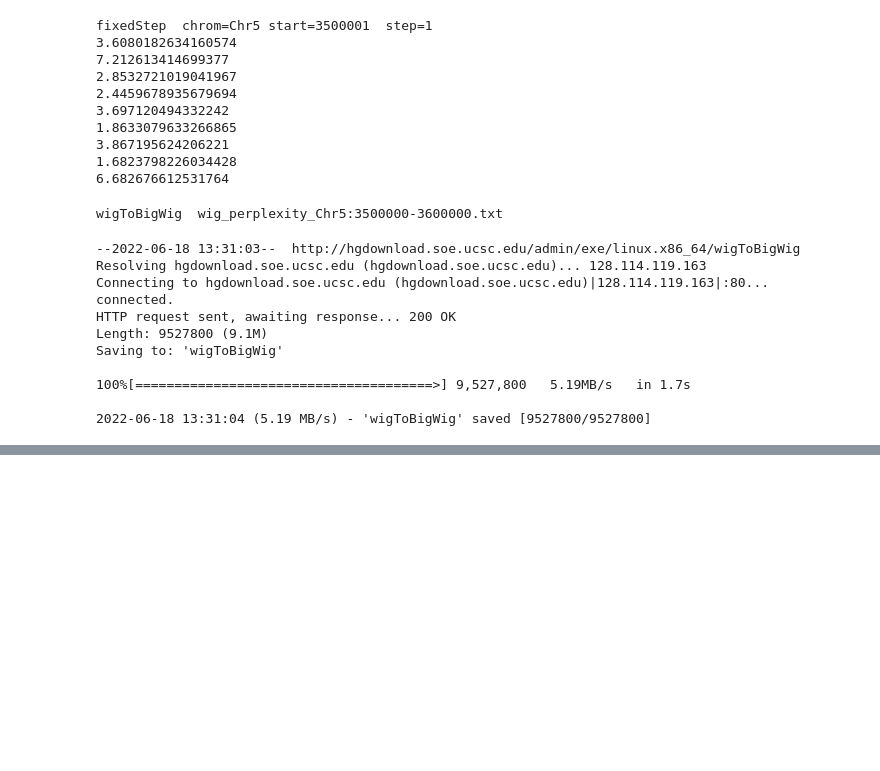
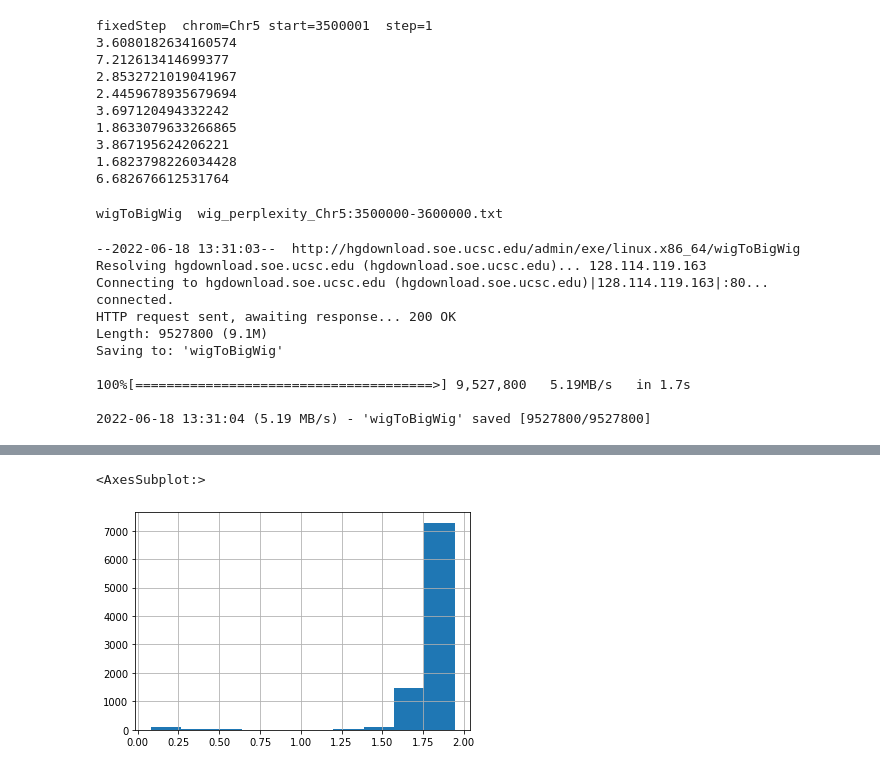
Before and after one commit to songlab-cal/gpn, a Jupyter notebook: analysis/mlm/plot_perplexity_small_region.ipynb, the cells around one changed output, grey strips where cells are left out. Saved outputs shown, nothing was run; the diff lists cells and outputs as text; code cells hidden in the pictures; blank space fills up the shorter version.

```diff
--- a/analysis/mlm/plot_perplexity_small_region.ipynb
+++ b/analysis/mlm/plot_perplexity_small_region.ipynb
@@ -375,0 +594,4 @@ Chr5    26975502
+# %%
+df_regions = bf.count_overlaps(df, regions)
+df_regions = df_regions[df_regions["count"]==1]
+df_regions
@@ -375,0 +612,2 @@ Chr5    26975502
+# %%
+df_regions = df_regions.set_index("pos", drop=False)
@@ -375,0 +630,22 @@ Chr5    26975502
+# %%
+window_size = 10
+large_window_size = 50
+min_coverage = 8
+col = "entropy"
+#col = "cross_entropy"
+
+def local_median(row, window_size):
+    x = df_regions.loc[row.name-window_size//2:row.name+window_size//2]
+    #print(len(x))
+    #raise Exception("debug")
+    if len(x) < window_size:
+        return np.nan
+    else:
+        return x[col].median()
+# %%
+large_win_entropy = df_regions.apply(lambda row: local_median(row, large_window_size), axis=1).dropna().to_frame()
+large_win_entropy.rename(columns={0: "entropy"}, inplace=True)
+large_win_entropy["chrom"] = df_regions.chrom.iloc[0]
+large_win_entropy["start"] = large_win_entropy.index - window_size//2
+large_win_entropy["end"] = large_win_entropy.index + window_size//2
+large_win_entropy
@@ -375,0 +667,7 @@ Chr5    26975502
+# %%
+# I think large windows of low entropy represent undetected repetitive elements, so we
+# will filter them out
+large_win_entropy.entropy.hist()
+# %% [output]
+<AxesSubplot:>
+[figure, added]
```
Also changed, not shown: parts of 41 cells of this notebook.
